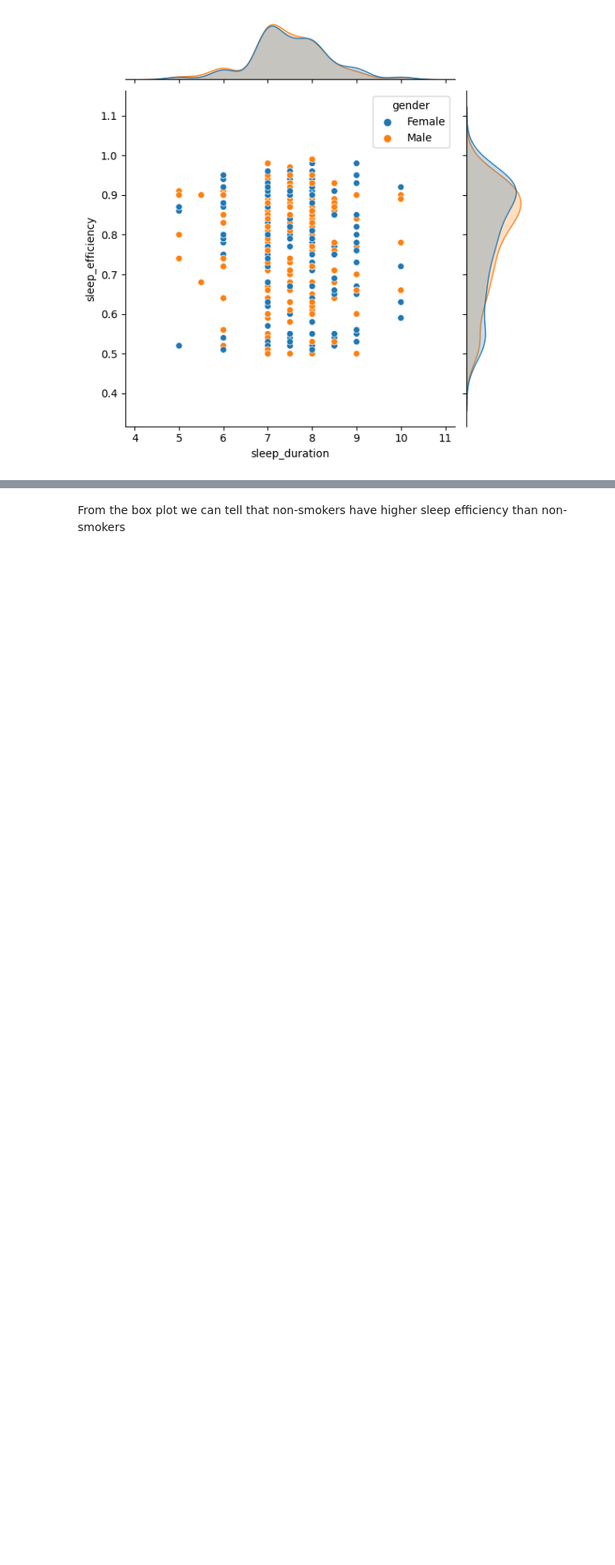
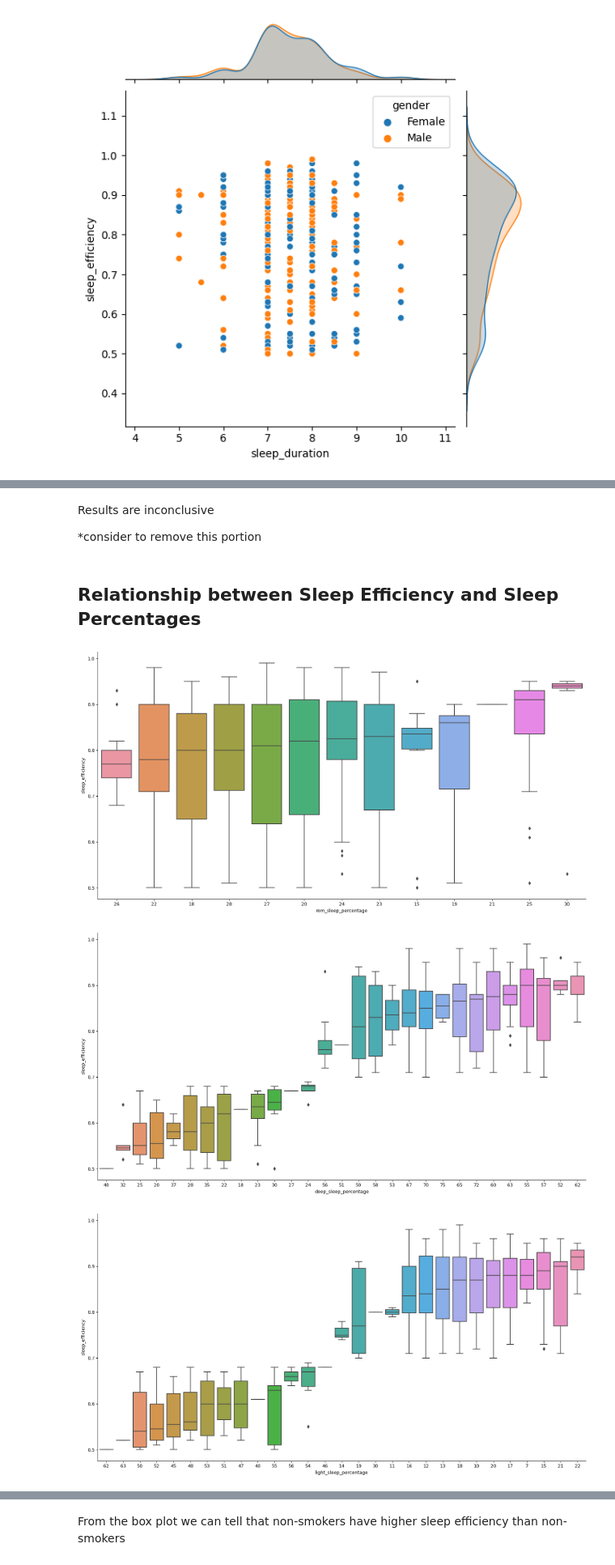
Before and after one commit to JeremyCEY/DSAI-Project, a Jupyter notebook: project.ipynb, the cells around one changed output, grey strips where cells are left out. Shown at 81% size. Drawn from its saved outputs; the diff is of its cells as text; code cells hidden in the pictures; blank space fills up the shorter version.

```diff
--- a/project.ipynb
+++ b/project.ipynb
@@ -136,0 +179,18 @@ sleep_duration Correlation: -0.027466558164158505
+# %% [markdown]
+Results are inconclusive
+
+*consider to remove this portion
+# %% [markdown]
+## Relationship between Sleep Efficiency and Sleep Percentages
+# %%
+sleep_percentages = dataset.filter(['sleep_efficiency', 'rem_sleep_percentage', 'deep_sleep_percentage', 'light_sleep_percentage'])
+
+for var in sleep_percentages:
+    if var != 'sleep_efficiency':
+        tmp=sleep_percentages.filter(['sleep_efficiency',var])
+        sb.catplot(data=tmp, x=var, y='sleep_efficiency', kind='box',height=8.27,aspect=15.7/8.27,
+                   order=tmp.groupby(var)['sleep_efficiency'].median().sort_values().index)
+# %% [output]
+[figure, added]
+[figure, added]
+[figure, added]
```
Also changed, not shown: parts of 33 cells of this notebook.
